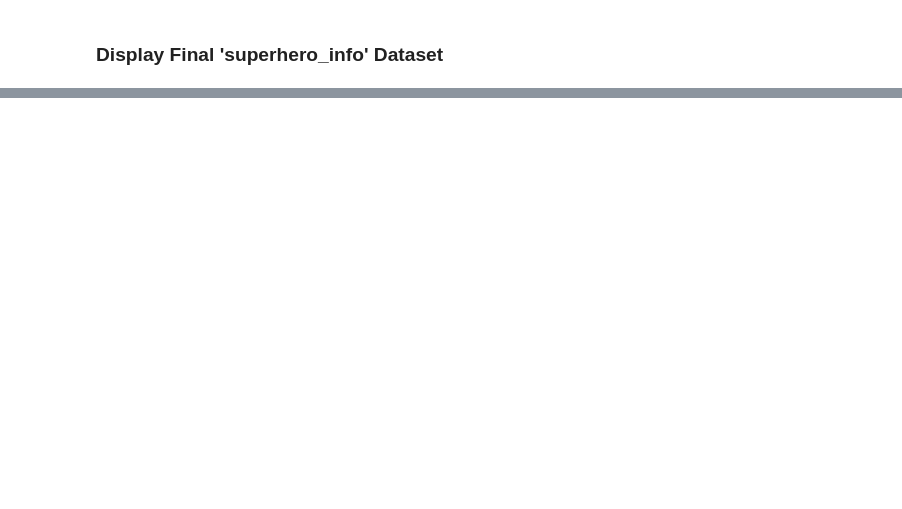
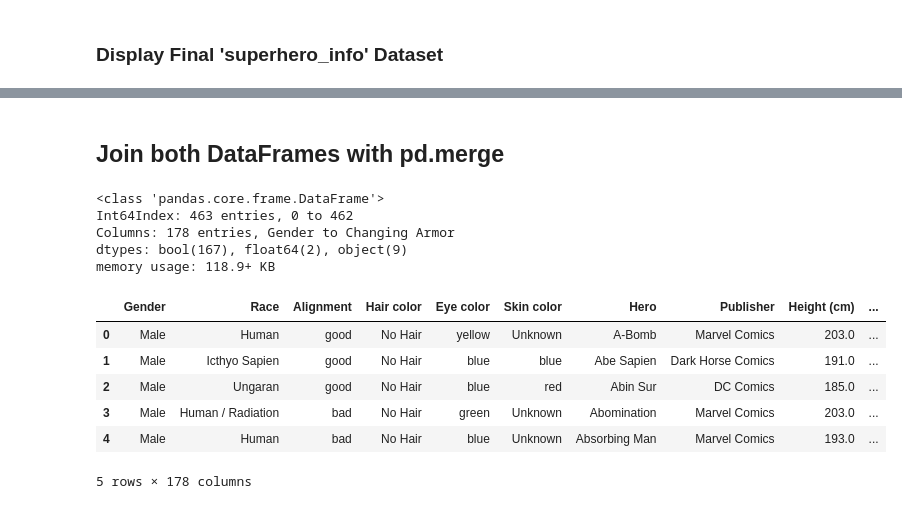
Before and after one commit to Jalicia-Harris/Applying-Advanced-Transformations-Core, a Jupyter notebook: Applying Advanced Transformations Core.ipynb, the cells around one changed output, grey strips where cells are left out. Drawn from its saved outputs; the diff is of its cells as text; code cells hidden in the pictures; blank space fills up the shorter version.

```diff
--- a/Applying Advanced Transformations Core.ipynb
+++ b/Applying Advanced Transformations Core.ipynb
@@ -250,0 +378,4 @@ memory usage: 36.3+ KB
+# %%
+# Exploding the column of lists
+exploded = powers_df.explode('pow_split')
+exploded[['hero_names', 'Powers', 'pow_split']].head(5)
@@ -250,0 +389,4 @@ memory usage: 36.3+ KB
+# %%
+# Saving the unique values from the exploded column
+cols_to_make = exploded['pow_split'].dropna().unique()
+cols_to_make
@@ -250,0 +411,4 @@ memory usage: 36.3+ KB
+# %%
+for col in cols_to_make:
+    powers_df[col] = powers_df['Powers'].str.contains(col)
+powers_df.head()
@@ -250,0 +423,3 @@ memory usage: 36.3+ KB
+# %%
+# Drop Powers columns
+powers_df = powers_df.drop(columns=['Powers', 'pow_split'])
@@ -250,0 +445,20 @@ memory usage: 36.3+ KB
+# %% [markdown]
+## Join both DataFrames with pd.merge
+# %%
+# Merge both dataframes together
+merged = pd.merge(superhero, powers_df, left_on='Hero', right_on='hero_names', how='inner')
+merged.info()
+merged.head()
+# %% [output]
+<class 'pandas.core.frame.DataFrame'>
+Int64Index: 463 entries, 0 to 462
+Columns: 178 entries, Gender to Changing Armor
+dtypes: bool(167), float64(2), object(9)
+memory usage: 118.9+ KB
+|  | Gender | Race | Alignment | Hair color | Eye color | Skin color | Hero | Publisher | Height (cm) | ... |
+| 0 | Male | Human | good | No Hair | yellow | Unknown | A-Bomb | Marvel Comics | 203.0 | ... |
+| 1 | Male | Icthyo Sapien | good | No Hair | blue | blue | Abe Sapien | Dark Horse Comics | 191.0 | ... |
+| 2 | Male | Ungaran | good | No Hair | blue | red | Abin Sur | DC Comics | 185.0 | ... |
+| 3 | Male | Human / Radiation | bad | No Hair | green | Unknown | Abomination | Marvel Comics | 203.0 | ... |
+| 4 | Male | Human | bad | No Hair | blue | Unknown | Absorbing Man | Marvel Comics | 193.0 | ... |
+5 rows × 178 columns
```
Also changed, not shown: parts of 30 cells of this notebook, 1 other file.
